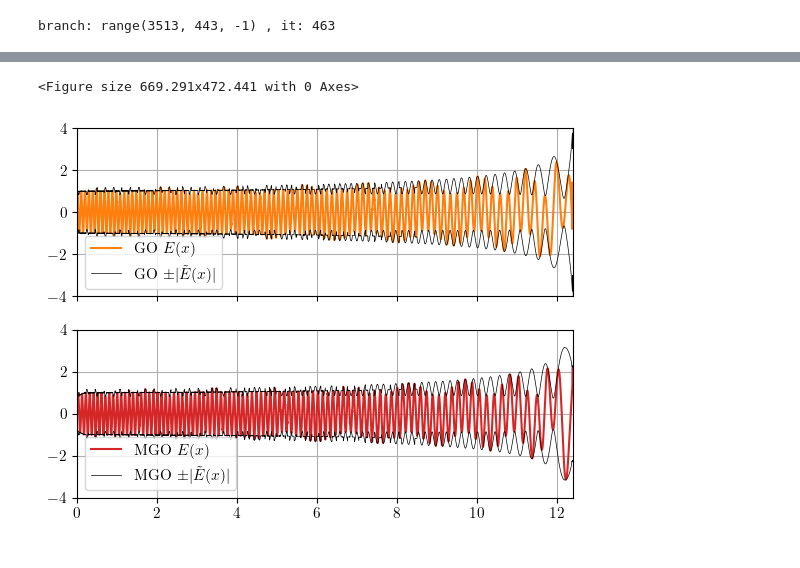
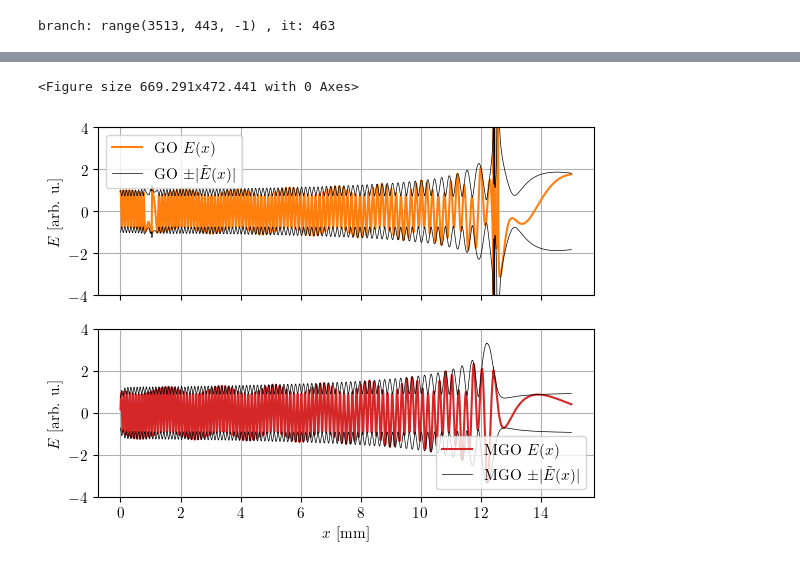
Before and after one commit to runehoejlund/plasma-ray-tracer, a Jupyter notebook: mgo_ex_X_EBW_new.ipynb, the cells around one changed output, grey strips where cells are left out. Drawn from its saved outputs; the diff is of its cells as text; code cells hidden in the pictures.

```diff
--- a/mgo_ex_X_EBW_new.ipynb
+++ b/mgo_ex_X_EBW_new.ipynb
@@ -253,11 +253,11 @@ analytic_cont={'phase': {'fit_func': aaa, 'kwargs': {'mmax': 10}}, 'amplitude':
 
 mgo_branch_masks, mgo_ray_field, info, results, Nt, Upsilon = get_mgo_field(phi0, t, zs, i_start, i_end, i_save=i_save, analytic_cont=analytic_cont)
 mgo_field = mgo.superpose_ray_fields(phi0=phi0, x0=x0+1e-3, xs=xs, branch_masks=mgo_branch_masks, ray_field=mgo_ray_field,
-                                     i_start=i_start, i_end=i_end, interpolation_method='linear')
+                                     i_start=i_start, i_end=i_end, interpolation_method='baryrat')
 # %% [output]
 branch: range(3513, 443, -1) , it: 463
 # %%
 go_branch_masks, go_ray_field = mgo.get_go_field_1D(t, zs, phi0, i_start, i_end)
-go_field = mgo.superpose_ray_fields(phi0=phi0, x0=x0+1e-4, xs=xs, branch_masks=go_branch_masks, ray_field=go_ray_field, i_start=i_start, i_end=i_end)
+go_field = mgo.superpose_ray_fields(phi0=phi0, x0=x0+1e-4, xs=xs, branch_masks=go_branch_masks, ray_field=go_ray_field, i_start=i_start, i_end=i_end, interpolation_method='baryrat', interpolation_args={'tol': 1e-14})
 # %%
 plt.figure(figsize=(10, 6))
@@ -286,27 +320,30 @@ cm = 1/2.54 # 1 cm = 1/2.54 inch
 # %%
 xi = np.linspace(0, 15e-3, 6000)
 fig = plt.figure(constrained_layout=True, figsize=(17*cm, 12*cm))
 
 fig, ax = plt.subplots(2, 1)
 ax[0].plot(xi*1e3, np.real(go_field(xi)), '-', color='tab:orange', label=r'GO $E(x)$')
 ax[0].plot(xi*1e3, np.abs(go_field(xi)), 'k-', linewidth=0.5, label=r'GO $\pm |\tilde{E}(x)|$')
 ax[0].plot(xi*1e3, -np.abs(go_field(xi)), 'k-', linewidth=0.5)
 ax[0].grid()
 ax[0].legend()
-ax[0].set_xlim(0, 12.4)
+# ax[0].set_xlim(0, xs[i_start+i_caust]*1e3)
 ax[0].sharex(ax[1])
 ax[0].tick_params('x', labelbottom=False)
 ax[0].set_ylim(-4, 4)
+ax[0].set_ylabel(r'$E$ [arb. u.]')
 
 ax[1].plot(xi*1e3, np.real(mgo_field(xi)), color='tab:red', label=r'MGO $E(x)$')
 ax[1].plot(xi*1e3, np.abs(mgo_field(xi)), 'k-', linewidth=0.5, label=r'MGO $\pm |\tilde{E}(x)|$')
 ax[1].plot(xi*1e3, -np.abs(mgo_field(xi)), 'k-', linewidth=0.5)
 ax[1].grid()
 ax[1].legend()
-ax[1].set_xlim(0, 12.4)
+# ax[1].set_xlim(0, xs[i_start+i_caust]*1e3)
 ax[1].set_ylim(-4, 4)
+ax[1].set_xlabel(r'$x$ [mm]')
+ax[1].set_ylabel(r'$E$ [arb. u.]')
 
 plt.show()
 # %% [output]
 <Figure size 669.291x472.441 with 0 Axes>
-[figure, old version]
+[figure, new version]
```
Also changed, not shown: parts of 8 cells of this notebook, 1 other file.
